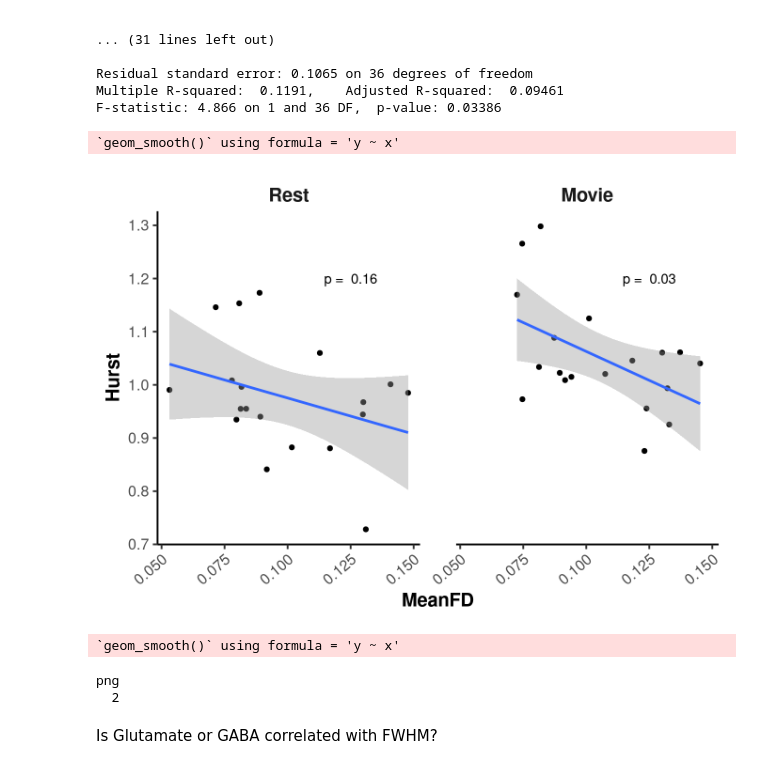
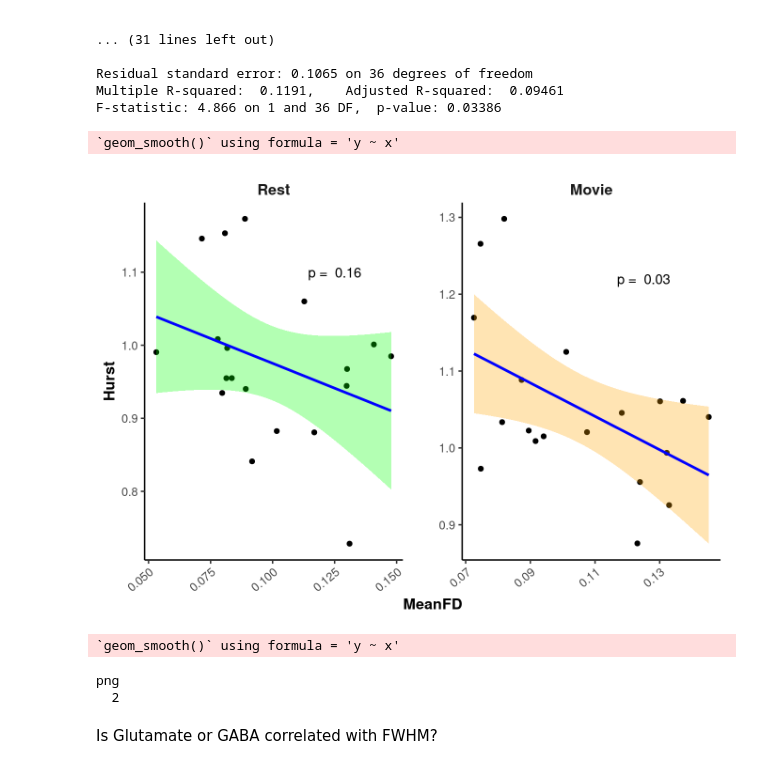
Before and after one commit to WeberLab/EI_Hurst_Manuscript, a Jupyter notebook: notebooks/EI_Hurst_Revised.embed.ipynb, the cells around one changed output. Drawn from its saved outputs; the diff is of its cells as text; code cells hidden in the pictures.

```diff
--- a/notebooks/EI_Hurst_Revised.embed.ipynb
+++ b/notebooks/EI_Hurst_Revised.embed.ipynb
@@ -141,5 +142,0 @@ Let’s remove any subject that has mean framewise displacement \> 0.15mm, and a
-# %%
-olddf <- df
-df <- full_join(df, df_RS, by = "Subject")
-## only include selected participants
-df <- df %>% dplyr::filter(Rest_MeanFD <= 0.15, Movie_MeanFD <= 0.15, Rest_FWHM_SLASER <= 10, Rest_FWHM_Osprey <= 10, Movie_FWHM_Osprey <= 10, Movie_FWHM_SLASER <= 10)
@@ -394,32 +390,36 @@ F-statistic: 4.866 on 1 and 36 DF,  p-value: 0.03386
 # %%
 # pearson_fd_hurst <- cor.test(fd_hurst$MeanFD, fd_hurst$Hurst, method="pearson")
 meanfd$Hurst <- fd_hurst$Hurst
 
 dat_text <- data.frame(
   label = c(paste("p = ", round(meanfd_rest.model$p.value, 2)), paste("p = ", round(meanfd_movie.model$p.value, 2))),
   Condition = c("Rest", "Movie"),
   x = c(0.125, 0.125),
-  y = c(1.2, 1.2)
+  y = c(1.1, 1.22)
 )
-(meanfd_hurst_plot <- ggplot(data = meanfd, aes(x = MeanFD, y = Hurst)) +
-  geom_point() +
-  geom_smooth(method = "lm") +
-  theme_classic(base_size = 15) +
+(meanfd_hurst_plot <- ggplot(data = meanfd, aes(x = MeanFD, y = Hurst, color = Condition, fill = Condition)) +
+  geom_point(color = "black") +
+  geom_smooth(method = "lm", color = "blue", aes(fill = Condition), alpha = 0.3) +
+  theme_classic(base_size = 12) +
   theme(
-    strip.background = element_blank(), strip.text.x = element_text(size = 15, face = "bold"),
+    strip.background = element_blank(), strip.text.x = element_text(size = 12, face = "bold"),
     axis.title = element_text(face = "bold"), legend.title = element_text(face = "bold")
   ) +
-  facet_wrap(~ factor(Condition, levels = c("Rest", "Movie"))) +
+  theme(legend.position = "none")+
+  facet_wrap(~ factor(Condition, levels = c("Rest", "Movie")), scales="free") +
   geom_text(
     data = dat_text,
-    mapping = aes(x = x, y = y, label = label)
+    mapping = aes(x = x, y = y, label = label),
+    inherit.aes = FALSE
   ) +
   scale_x_continuous(guide = guide_axis(angle = 40)) +
-  theme(panel.spacing = unit(2, "lines"))
+  theme(panel.spacing = unit(2, "lines")) +
+  #scale_color_manual(values = c("Rest" = "green", "Movie" = "orange")) #+
+  scale_fill_manual(values = c("Rest" = "green", "Movie" = "orange"))
 )
 # %% [output]
 `geom_smooth()` using formula = 'y ~ x'
-[figure, old version]
+[figure, new version]
 `geom_smooth()` using formula = 'y ~ x'
 png
   2
```
Also changed, not shown: parts of 54 cells of this notebook, 53 other files.
